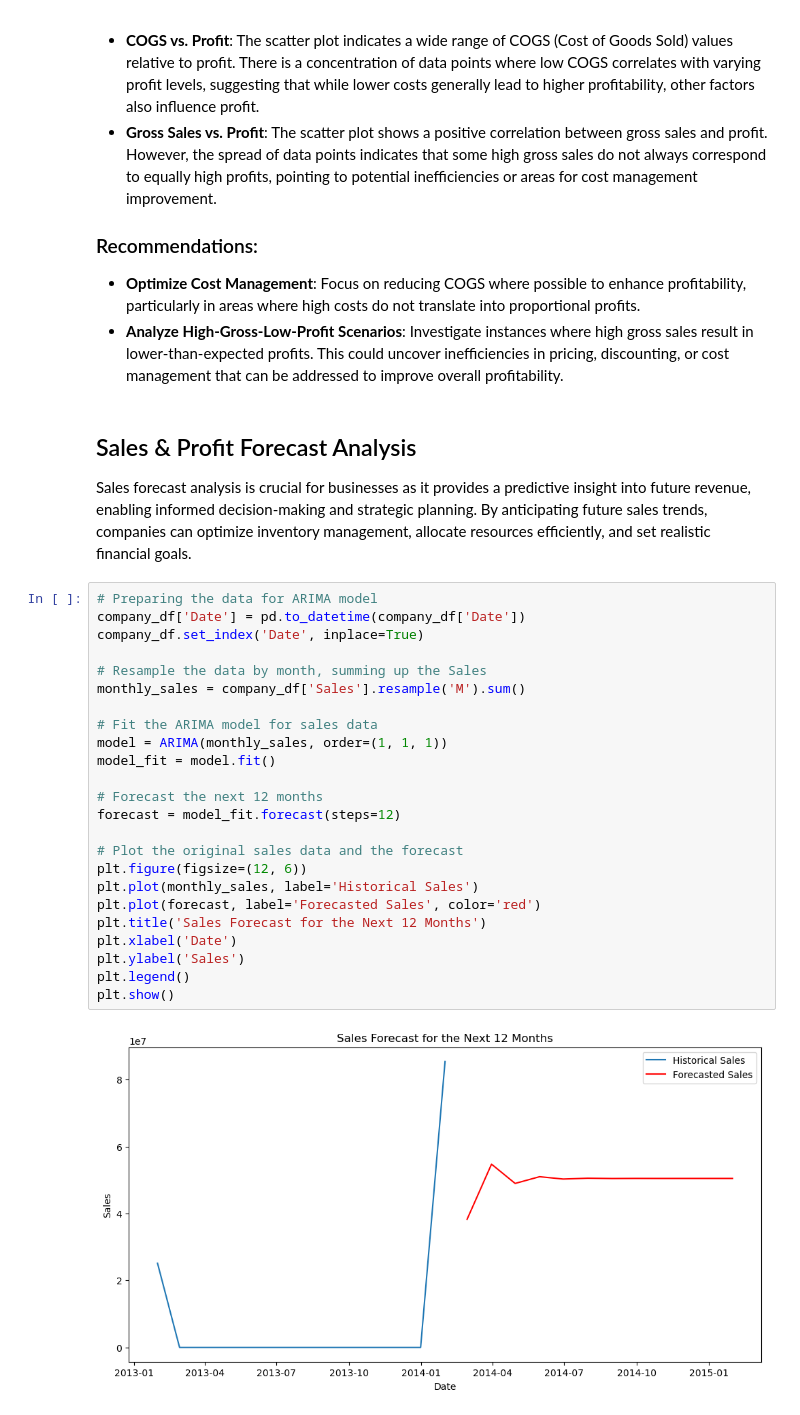
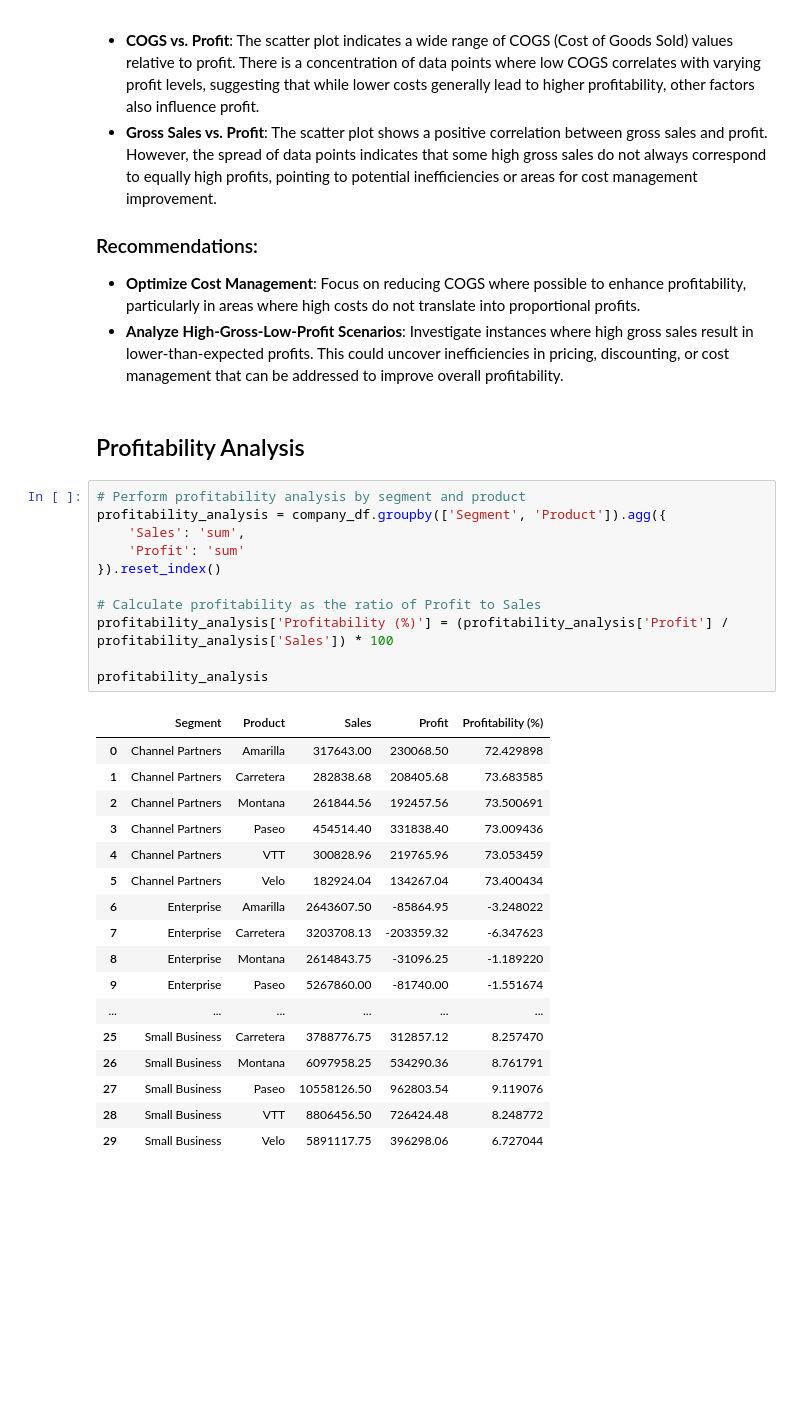
Before and after one commit to Akemp787/Comprehensive-Business-Performance-Analysis, a Jupyter notebook: Comprehensive Business Performance Analysis.ipynb, the cells around one changed output. Cells and saved outputs as stored; diff of their text form; blank space fills up the shorter version.

```diff
--- a/Business Reporting System .ipynb
+++ b/Comprehensive Business Performance Analysis.ipynb
@@ -443,32 +443,33 @@ plt.show()
 - **Optimize Cost Management**: Focus on reducing COGS where possible to enhance profitability, particularly in areas where high costs do not translate into proportional profits.
 - **Analyze High-Gross-Low-Profit Scenarios**: Investigate instances where high gross sales result in lower-than-expected profits. This could uncover inefficiencies in pricing, discounting, or cost management that can be addressed to improve overall profitability.
 # %% [markdown]
-## Sales & Profit Forecast Analysis
-
-Sales forecast analysis is crucial for businesses as it provides a predictive insight into future revenue, enabling informed decision-making and strategic planning. By anticipating future sales trends, companies can optimize inventory management, allocate resources efficiently, and set realistic financial goals.
+## Profitability Analysis
-# %%
-# Preparing the data for ARIMA model
-company_df['Date'] = pd.to_datetime(company_df['Date'])
-company_df.set_index('Date', inplace=True)
-
-# Resample the data by month, summing up the Sales
-monthly_sales = company_df['Sales'].resample('M').sum()
-
-# Fit the ARIMA model for sales data
-model = ARIMA(monthly_sales, order=(1, 1, 1))
-model_fit = model.fit()
-
-# Forecast the next 12 months
-forecast = model_fit.forecast(steps=12)
-
-# Plot the original sales data and the forecast
-plt.figure(figsize=(12, 6))
-plt.plot(monthly_sales, label='Historical Sales')
-plt.plot(forecast, label='Forecasted Sales', color='red')
-plt.title('Sales Forecast for the Next 12 Months')
-plt.xlabel('Date')
-plt.ylabel('Sales')
-plt.legend()
-plt.show()
-# %% [output]
-[figure, removed]
+# %%
+# Perform profitability analysis by segment and product
+profitability_analysis = company_df.groupby(['Segment', 'Product']).agg({
+    'Sales': 'sum',
+    'Profit': 'sum'
+}).reset_index()
+
+# Calculate profitability as the ratio of Profit to Sales
+profitability_analysis['Profitability (%)'] = (profitability_analysis['Profit'] / profitability_analysis['Sales']) * 100
+
+profitability_analysis
+# %% [output]
+|  | Segment | Product | Sales | Profit | Profitability (%) |
+| 0 | Channel Partners | Amarilla | 317643.00 | 230068.50 | 72.429898 |
+| 1 | Channel Partners | Carretera | 282838.68 | 208405.68 | 73.683585 |
+| 2 | Channel Partners | Montana | 261844.56 | 192457.56 | 73.500691 |
+| 3 | Channel Partners | Paseo | 454514.40 | 331838.40 | 73.009436 |
+| 4 | Channel Partners | VTT | 300828.96 | 219765.96 | 73.053459 |
+| 5 | Channel Partners | Velo | 182924.04 | 134267.04 | 73.400434 |
+| 6 | Enterprise | Amarilla | 2643607.50 | -85864.95 | -3.248022 |
+| 7 | Enterprise | Carretera | 3203708.13 | -203359.32 | -6.347623 |
+| 8 | Enterprise | Montana | 2614843.75 | -31096.25 | -1.189220 |
+| 9 | Enterprise | Paseo | 5267860.00 | -81740.00 | -1.551674 |
+| ... | ... | ... | ... | ... | ... |
+| 25 | Small Business | Carretera | 3788776.75 | 312857.12 | 8.257470 |
+| 26 | Small Business | Montana | 6097958.25 | 534290.36 | 8.761791 |
+| 27 | Small Business | Paseo | 10558126.50 | 962803.54 | 9.119076 |
+| 28 | Small Business | VTT | 8806456.50 | 726424.48 | 8.248772 |
+| 29 | Small Business | Velo | 5891117.75 | 396298.06 | 6.727044 |
```
Also changed, not shown: parts of 11 cells of this notebook, 7 other files.
